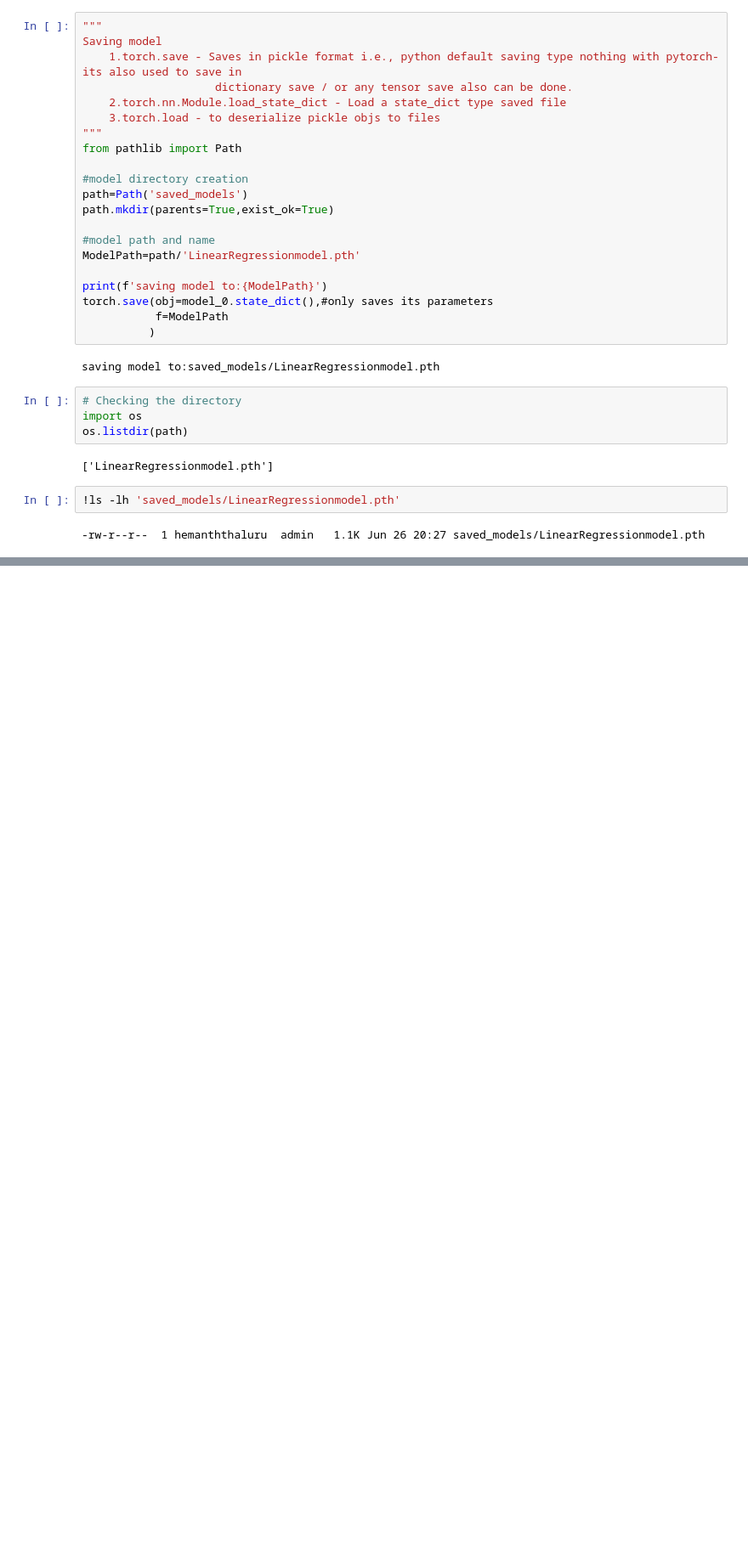
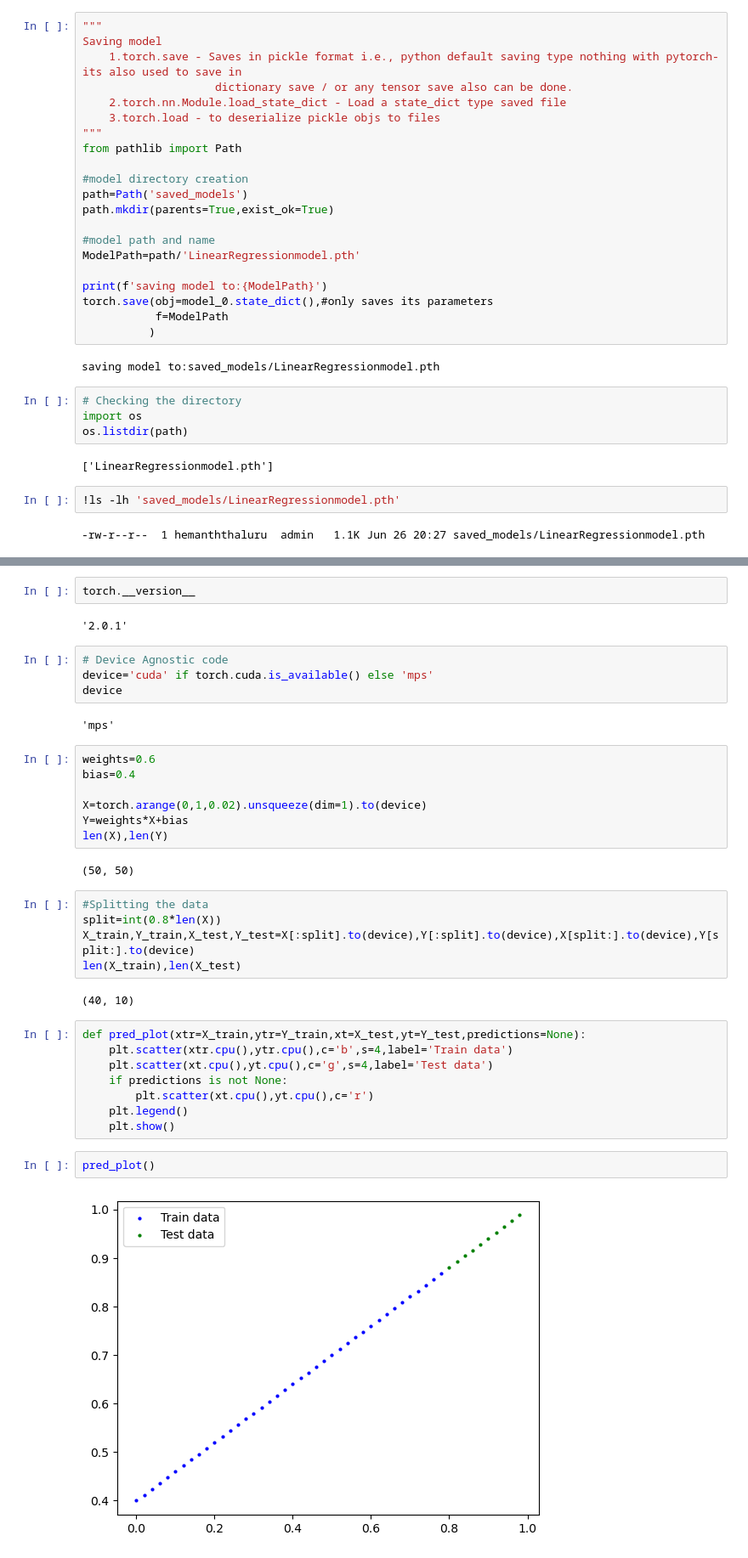
Before and after one commit to Hemanth-Thaluru/Pytorch_ZTM, a Jupyter notebook: 01_pytorch_workflow/02_linear_regression_work_flow.ipynb, the cells around one changed output, grey strips where cells are left out. Shown at 85% size. Cells and saved outputs as stored; diff of their text form; blank space fills up the shorter version.

```diff
--- a/01_pytorch_workflow/02_linear_regression_work_flow.ipynb
+++ b/01_pytorch_workflow/02_linear_regression_work_flow.ipynb
@@ -258,0 +300,38 @@ os.listdir(path)
+# %%
+torch.__version__
+# %% [output]
+'2.0.1'
+# %%
+# Device Agnostic code
+device='cuda' if torch.cuda.is_available() else 'mps'
+device
+# %% [output]
+'mps'
+# %%
+weights=0.6
+bias=0.4
+
+X=torch.arange(0,1,0.02).unsqueeze(dim=1).to(device)
+Y=weights*X+bias
+len(X),len(Y)
+# %% [output]
+(50, 50)
+# %%
+#Splitting the data
+split=int(0.8*len(X))
+X_train,Y_train,X_test,Y_test=X[:split].to(device),Y[:split].to(device),X[split:].to(device),Y[split:].to(device)
+len(X_train),len(X_test)
+# %% [output]
+(40, 10)
+# %%
+def pred_plot(xtr=X_train,ytr=Y_train,xt=X_test,yt=Y_test,predictions=None):
+    plt.scatter(xtr.cpu(),ytr.cpu(),c='b',s=4,label='Train data')
+    plt.scatter(xt.cpu(),yt.cpu(),c='g',s=4,label='Test data')
+    if predictions is not None:
+        plt.scatter(xt.cpu(),yt.cpu(),c='r')
+    plt.legend()
+    plt.show()
+# %%
+pred_plot()
+# %% [output]
+[figure, added]
```
Also changed, not shown: parts of 15 cells of this notebook, 1 other file.
